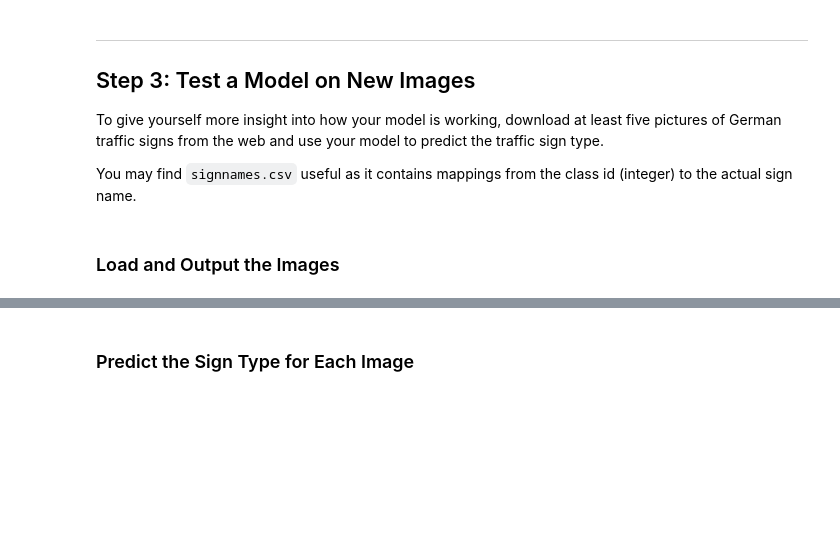
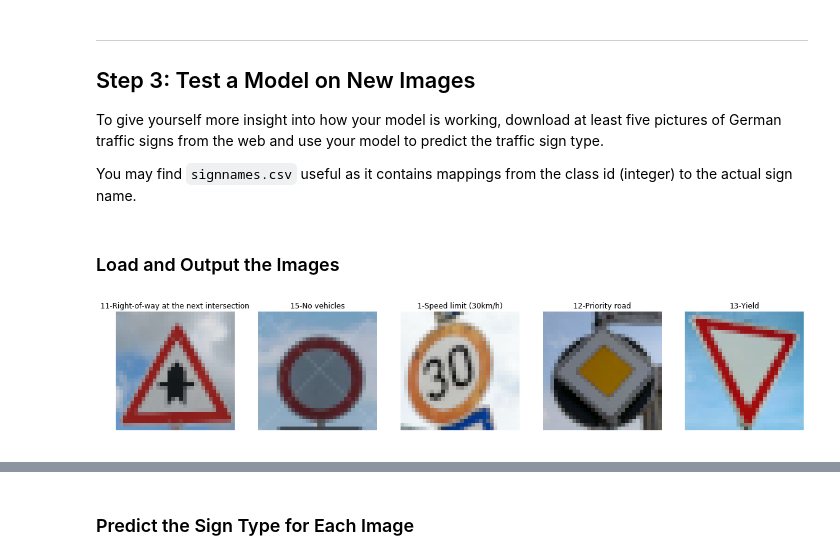
Before and after one commit to heikoschmidt1187/CarND-Traffic-Sign-Classifier-Project, a Jupyter notebook: Traffic_Sign_Classifier.ipynb, the cells around one changed output, grey strips where cells are left out. Drawn from its saved outputs; the diff is of its cells as text; code cells hidden in the pictures; blank space fills up the shorter version.

Commit message:
added web images and own footage for real world analysis

```diff
--- a/Traffic_Sign_Classifier.ipynb
+++ b/Traffic_Sign_Classifier.ipynb
@@ -335,7 +352,7 @@ def evaluate(X_data, y_data):
 # model training
 training_results = [[], []]
 
-with tf.Session(config=tf.ConfigProto(log_device_placement=True)) as sess:
+with tf.Session() as sess:
     sess.run(tf.global_variables_initializer())
     num_examples = len(X_train)
 
@@ -446,0 +461,31 @@ You may find `signnames.csv` useful as it contains mappings from the class id (i
+# %%
+# load and classify the images from the web
+
+import numpy as np
+import glob
+import matplotlib.pyplot as plt
+import matplotlib.image as mpimg
+
+
+web_folder = './own_data/web/'
+
+X_web = []
+y_web = []
+
+for file in glob.glob(web_folder + "*.jpg"):
+    img = np.array(mpimg.imread(file))
+    lstr = file[len(web_folder):][:2]
+    label = int(lstr)
+    X_web.append(img)
+    y_web.append(label)
+
+# show the images
+fig, ax = plt.subplots(1, 5, figsize=(20, 10))
+ax = ax.ravel()
+
+for i in range(5):
+    ax[i].axis('off')
+    ax[i].imshow(X_web[i])
+    ax[i].set_title(str(y_web[i]) + "-" + class_name_map[y_web[i]])
+# %% [output]
+[figure, added]
```
Also changed, not shown: parts of 13 cells of this notebook, 14 other files.
